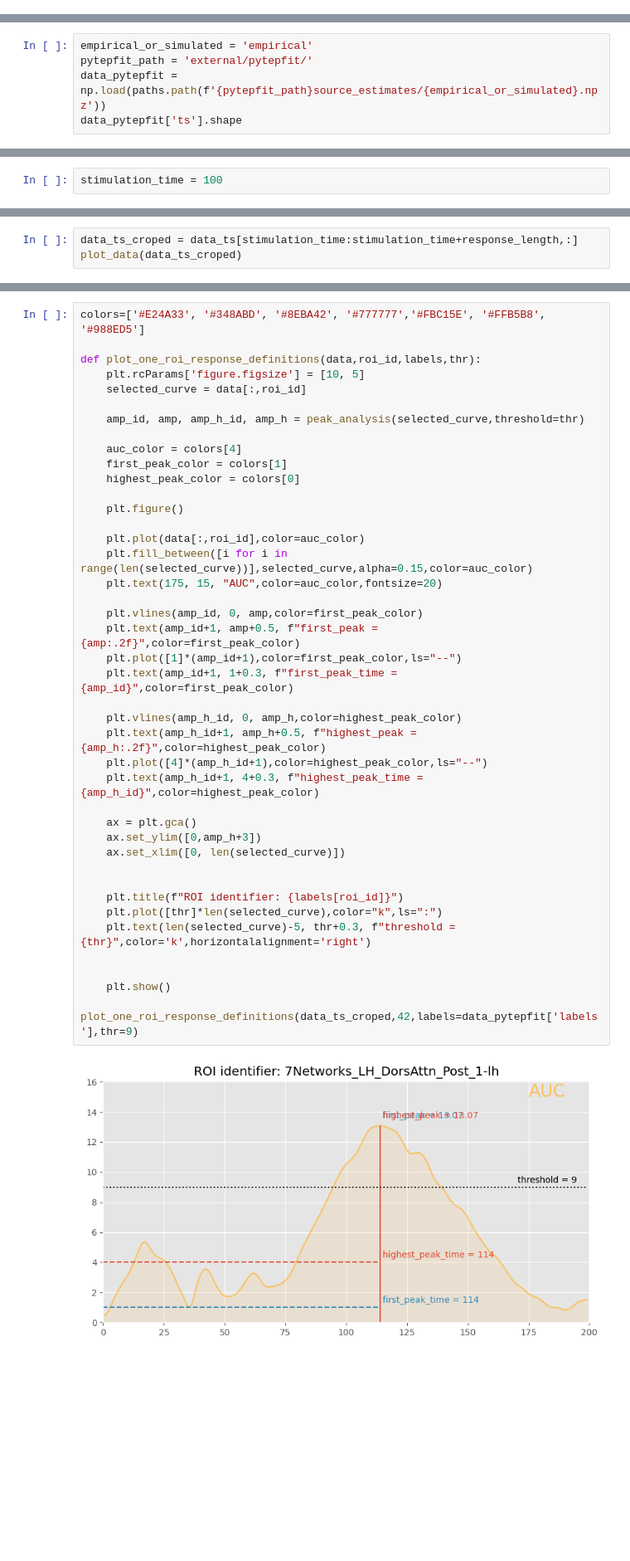
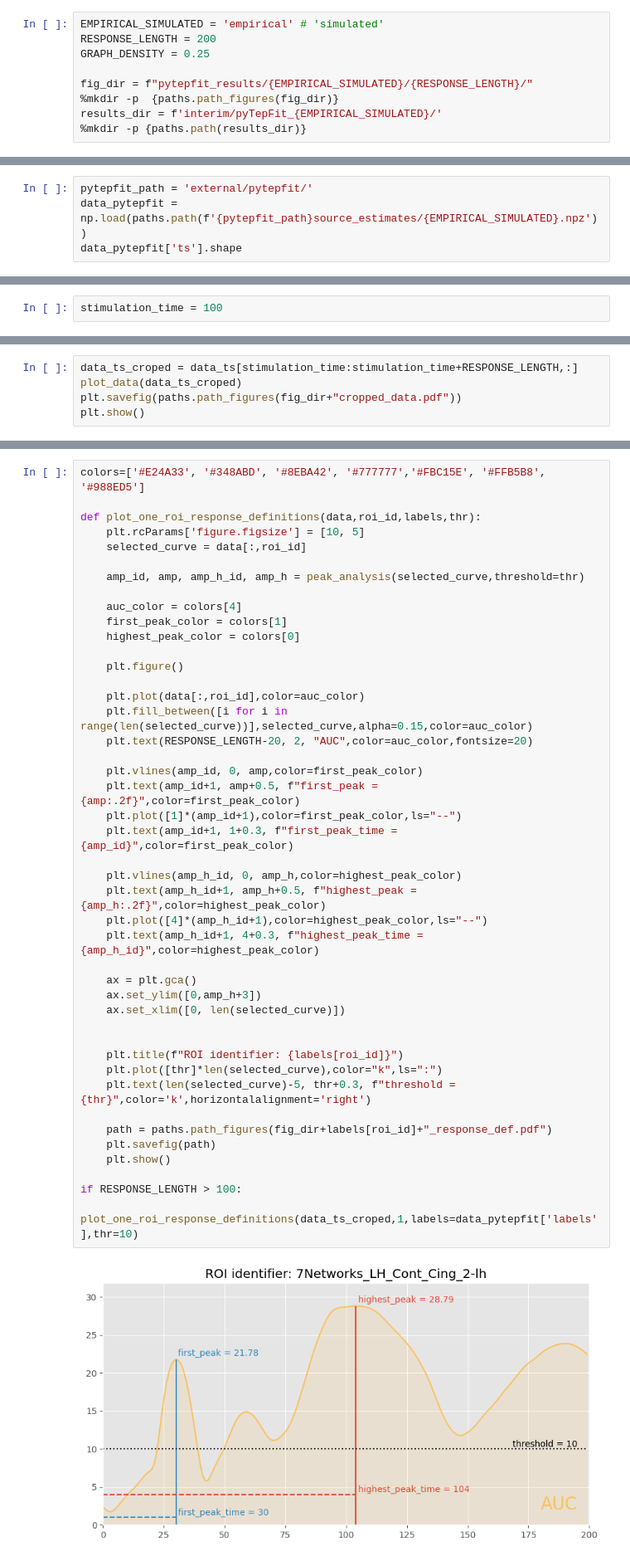
Before and after one commit to Katterrina/fimuni_thesis, a Jupyter notebook: notebooks/pytepfit/05_analysis.ipynb, the cells around one changed output, grey strips where cells are left out. Shown at 83% size. Saved outputs shown, nothing was run; the diff lists cells and outputs as text; blank space fills up the shorter version.

```diff
--- a/notebooks/pytepfit/05_analysis.ipynb
+++ b/notebooks/pytepfit/05_analysis.ipynb
@@ -52,0 +24,9 @@ response_length = 200
+# %%
+EMPIRICAL_SIMULATED = 'empirical' # 'simulated'
+RESPONSE_LENGTH = 200
+GRAPH_DENSITY = 0.25
+
+fig_dir = f"pytepfit_results/{EMPIRICAL_SIMULATED}/{RESPONSE_LENGTH}/"
+%mkdir -p  {paths.path_figures(fig_dir)}
+results_dir = f'interim/pyTepFit_{EMPIRICAL_SIMULATED}/'
+%mkdir -p {paths.path(results_dir)}
@@ -55,9 +55,8 @@ response_length = 200
 # %% [markdown]
 ### Load pytepfit data
 # %%
-empirical_or_simulated = 'empirical'
 pytepfit_path = 'external/pytepfit/'
-data_pytepfit = np.load(paths.path(f'{pytepfit_path}source_estimates/{empirical_or_simulated}.npz'))
+data_pytepfit = np.load(paths.path(f'{pytepfit_path}source_estimates/{EMPIRICAL_SIMULATED}.npz'))
 data_pytepfit['ts'].shape
 # %% [output]
 (400, 200)
@@ -78,8 +77,10 @@ plot_data(data_ts,stimulation_time=stimulation_time)
 # %% [output]
 [figure]
 # %%
-data_ts_croped = data_ts[stimulation_time:stimulation_time+response_length,:]
+data_ts_croped = data_ts[stimulation_time:stimulation_time+RESPONSE_LENGTH,:]
 plot_data(data_ts_croped)
+plt.savefig(paths.path_figures(fig_dir+"cropped_data.pdf"))
+plt.show()
 # %% [output]
 [figure]
 # %%
@@ -135,37 +139,39 @@ def plot_one_roi_response_definitions(data,roi_id,labels,thr):
     first_peak_color = colors[1]
     highest_peak_color = colors[0]
 
     plt.figure()
 
     plt.plot(data[:,roi_id],color=auc_color)
     plt.fill_between([i for i in range(len(selected_curve))],selected_curve,alpha=0.15,color=auc_color)
-    plt.text(175, 15, "AUC",color=auc_color,fontsize=20)
+    plt.text(RESPONSE_LENGTH-20, 2, "AUC",color=auc_color,fontsize=20)
 
     plt.vlines(amp_id, 0, amp,color=first_peak_color)
     plt.text(amp_id+1, amp+0.5, f"first_peak = {amp:.2f}",color=first_peak_color)
     plt.plot([1]*(amp_id+1),color=first_peak_color,ls="--")
     plt.text(amp_id+1, 1+0.3, f"first_peak_time = {amp_id}",color=first_peak_color)
 
     plt.vlines(amp_h_id, 0, amp_h,color=highest_peak_color)
     plt.text(amp_h_id+1, amp_h+0.5, f"highest_peak = {amp_h:.2f}",color=highest_peak_color)
     plt.plot([4]*(amp_h_id+1),color=highest_peak_color,ls="--")
     plt.text(amp_h_id+1, 4+0.3, f"highest_peak_time = {amp_h_id}",color=highest_peak_color)
 
     ax = plt.gca()
     ax.set_ylim([0,amp_h+3])
     ax.set_xlim([0, len(selected_curve)])
 
 
     plt.title(f"ROI identifier: {labels[roi_id]}")
     plt.plot([thr]*len(selected_curve),color="k",ls=":")
     plt.text(len(selected_curve)-5, thr+0.3, f"threshold = {thr}",color='k',horizontalalignment='right')
 
-
+    path = paths.path_figures(fig_dir+labels[roi_id]+"_response_def.pdf")
+    plt.savefig(path)
     plt.show()
 
-plot_one_roi_response_definitions(data_ts_croped,42,labels=data_pytepfit['labels'],thr=9)
+if RESPONSE_LENGTH > 100:
+    plot_one_roi_response_definitions(data_ts_croped,1,labels=data_pytepfit['labels'],thr=10)
 # %% [output]
-[figure, old version]
+[figure, new version]
 # %%
 roi_idx = 1
 
```
Also changed, not shown: parts of 24 cells of this notebook, 35 other files.
